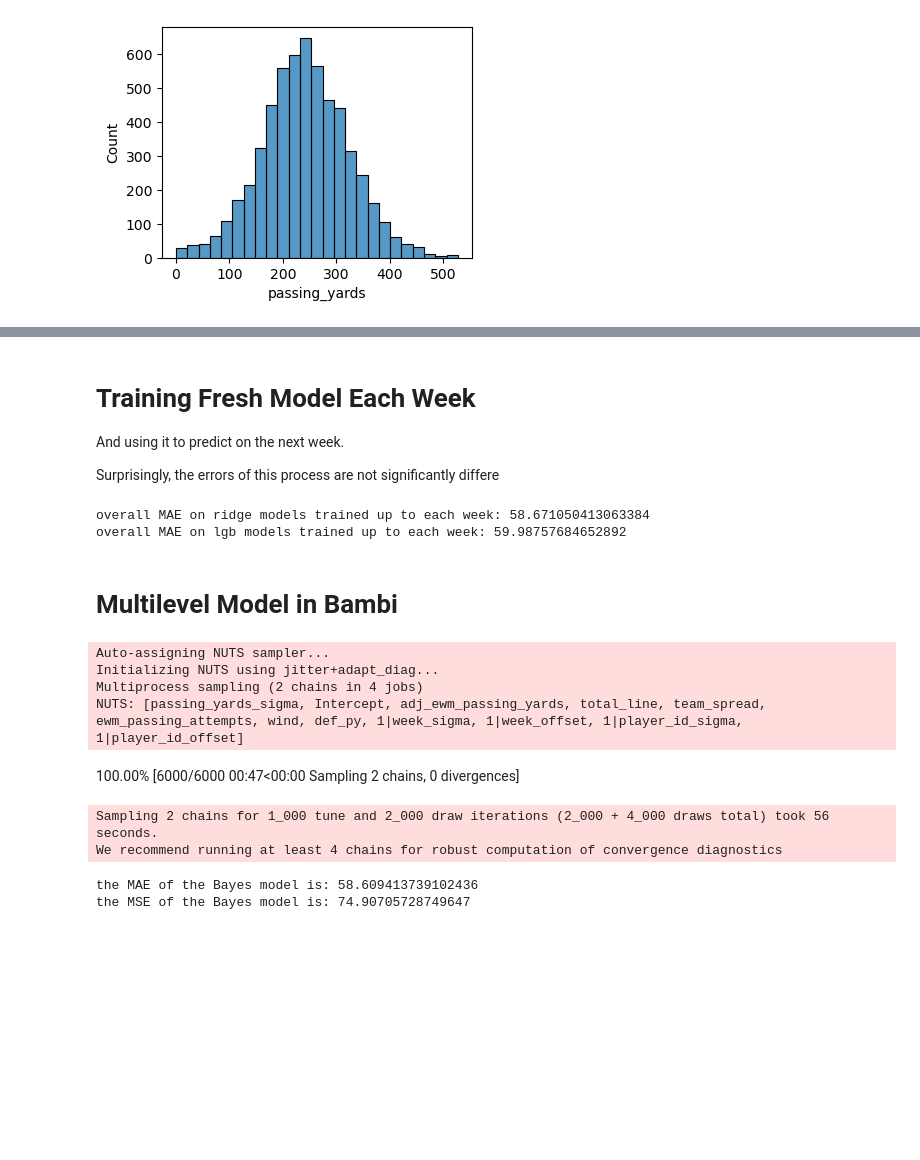
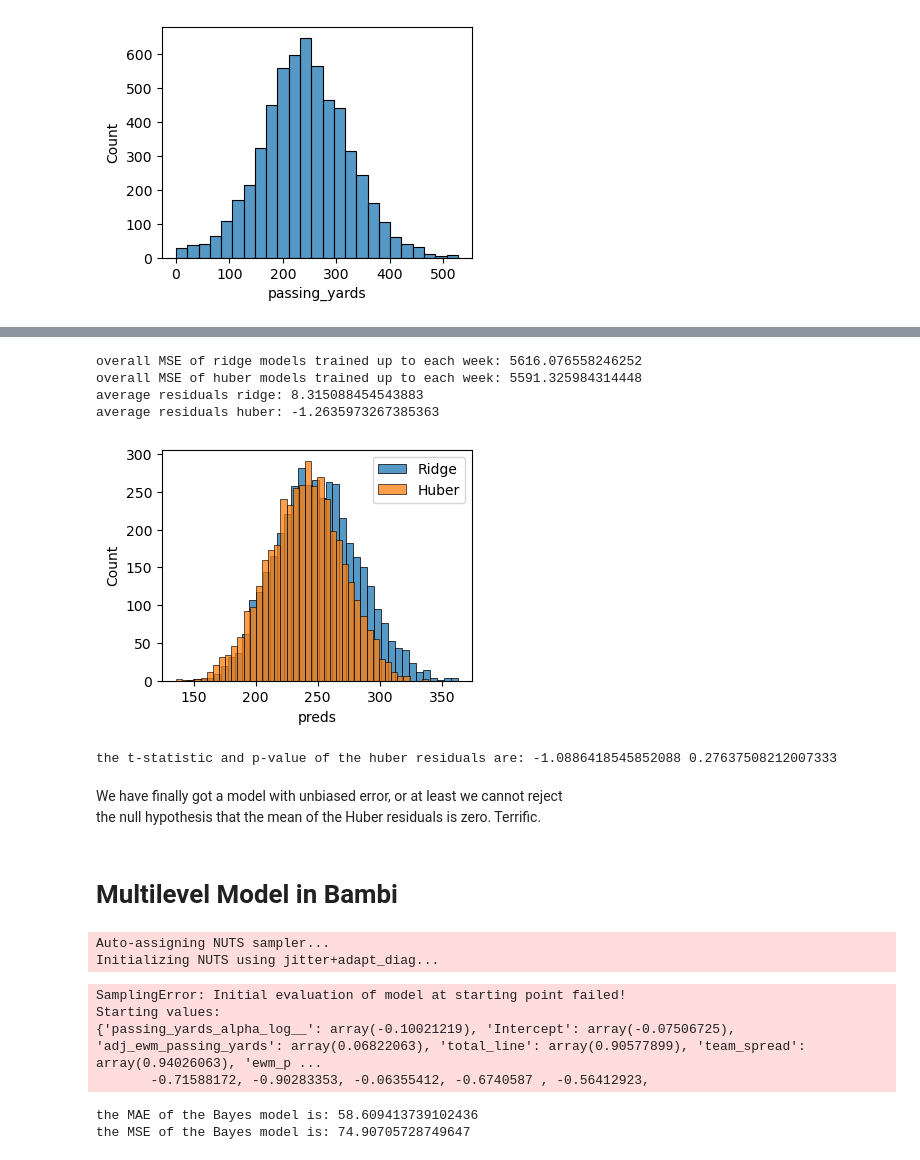
Before and after one commit to yaobviously/nfl_project, a Jupyter notebook: notebooks/quarterback_processing.ipynb, the cells around one changed output, grey strips where cells are left out. Drawn from its saved outputs; the diff is of its cells as text; code cells hidden in the pictures; blank space fills up the shorter version.

```diff
--- a/notebooks/quarterback_processing.ipynb
+++ b/notebooks/quarterback_processing.ipynb
@@ -356,6 +475,7 @@ mse: 5548.1752733604235
 # %%
 weeks = starters['week'].values
+seasons = starters['season'].values
 starters['season_week'] = starters['season'].astype(str) + '_' + starters['week'].astype(str)
 unique_weeks = starters['season_week'].unique()
 
-starters = pd.get_dummies(starters, columns=['week']).copy()
+starters = pd.get_dummies(starters, columns=['week', 'season']).copy()
@@ -365,10 +491,6 @@ numeric_columns = ['adj_ewm_passing_yards', 'ewm_passing_attempts', 'wind', 'tem
                    'local_trend_ewm20']
 
 week_columns = [x for x in starters.columns if 'week_' in x]
-feature_columns = numeric_columns + week_columns
+season_columns = [x for x in starters.columns if 'season_2' in x]
+
+feature_columns = numeric_columns + week_columns + season_columns
-# %% [markdown]
-# Training Fresh Model Each Week
-
-And using it to predict on the next week.
-
-Surprisingly, the errors of this process are not significantly differe
@@ -375,8 +499,9 @@ Surprisingly, the errors of this process are not significantly differe
 # %%
 starters['week'] = weeks
+starters['season'] = seasons
 starters['preds'] = 0
 starters['train_max'] = 'training'
-starters['xgb_preds'] = 0
+starters['huber_preds'] = 0
 
 models = {}
 
@@ -398,16 +523,17 @@ for year_week in range(50, len(unique_weeks) - 1):
 
     model_ = Pipeline(steps=[('preprocessor', preprocessor),
                              ('model', RidgeCV(alphas=[10, 100, 200, 500, 1000]))])
-    from xgboost import XGBRegressor
 
-    xgb_model_ = lgb.LGBMRegressor(objective='quantile', alpha=0.5, max_depth=3, n_jobs=-1)
+    huber_model_ = Pipeline(steps=[('preprocessor', preprocessor),
+                                   ('huber_model', HuberRegressor(alpha=5, max_iter=50, epsilon=1.15))])
+
 
     X = df_.drop(columns='passing_yards')
     y = df_['passing_yards'].values
 
     model_.fit(X[feature_columns], y)
     models[year_week] = model_
-    xgb_model_.fit(X[feature_columns], y)
+    huber_model_.fit(X[feature_columns], y)
 
     pred_season = int(unique_weeks[year_week + 1].split('_')[0])
     pred_week = int(unique_weeks[year_week + 1].split('_')[1])
@@ -419,27 +545,52 @@ for year_week in range(50, len(unique_weeks) - 1):
     pred_df_['week_squared'] = pred_df_['week'] ** 2
 
     preds = model_.predict(pred_df_[feature_columns])
-    xgb_preds = xgb_model_.predict(pred_df_[feature_columns])
+    huber_preds = huber_model_.predict(pred_df_[feature_columns])
 
-    starters.loc[pred_condition, 'xgb_preds'] = xgb_preds
+    starters.loc[pred_condition, 'huber_preds'] = huber_preds
     starters.loc[pred_condition, 'preds'] = preds
     starters.loc[pred_condition, 'train_max'] = unique_weeks[year_week]
 # %%
 no_zero = starters[starters['preds'] != 0].copy()
 no_zero['residual'] = no_zero['preds'] - no_zero['passing_yards']
+no_zero['huber_residual'] = no_zero['huber_preds'] - no_zero['passing_yards']
 
-no_zero = no_zero[no_zero.index.isin(X_test.index)].copy()
+# no_zero = no_zero[no_zero.index.isin(X_test.index)].copy()
 
-print('overall MAE on ridge models trained up to each week:',
-      mean_absolute_error(no_zero['passing_yards'], no_zero['preds'])
+print('overall MSE of ridge models trained up to each week:',
+      mean_squared_error(no_zero['passing_yards'], no_zero['preds'])
      )
 
-print('overall MAE on lgb models trained up to each week:',
-      mean_absolute_error(no_zero['passing_yards'], no_zero['xgb_preds'])
+print('overall MSE of huber models trained up to each week:',
+      mean_squared_error(no_zero['passing_yards'], no_zero['huber_preds'])
      )
+
+print("average residuals ridge:", no_zero['residual'].mean())
+print("average residuals huber:", no_zero['huber_residual'].mean())
 # %% [output]
-overall MAE on ridge models trained up to each week: 58.671050413063384
-overall MAE on lgb models trained up to each week: 59.98757684652892
+overall MSE of ridge models trained up to each week: 5616.076558246252
+overall MSE of huber models trained up to each week: 5591.325984314448
+average residuals ridge: 8.315088454543883
+average residuals huber: -1.2635973267385363
+# %%
+fig, ax = plt.subplots(figsize=(4,3))
+
+sns.histplot(no_zero['preds'], label='Ridge')
+sns.histplot(no_zero['huber_preds'], label='Huber')
+plt.legend()
+plt.show()
+# %% [output]
+[figure, added]
+# %%
+from scipy.stats import ttest_1samp
+
+t, p = ttest_1samp(no_zero['huber_residual'], 0)
+print("the t-statistic and p-value of the huber residuals are:", t, p)
+# %% [output]
+the t-statistic and p-value of the huber residuals are: -1.0886418545852088 0.27637508212007333
+# %% [markdown]
+We have finally got a model with unbiased error, or at least we cannot reject
+the null hypothesis that the mean of the Huber residuals is zero. Terrific.
 # %% [markdown]
 # Multilevel Model in Bambi
 # %%
@@ -454,16 +605,15 @@ X_test['def_py'] = starters[starters.index.isin(X_test.index)]['adj_def_ewm_py']
 # lets try to specify this model in bambi and see what we can do
 
 bayes_model = bmb.Model('passing_yards ~ 1 + adj_ewm_passing_yards + total_line + team_spread + (1|week) +  \
-                    ewm_passing_attempts + wind + def_py + (1 | player_id)', data=X_train, dropna=True)
+                    ewm_passing_attempts + wind + def_py + (1 | player_id)', data=X_train, dropna=True, family='gamma')
 results = bayes_model.fit(draws=2000, chains=2)
 # %% [output]
 Auto-assigning NUTS sampler...
 Initializing NUTS using jitter+adapt_diag...
-Multiprocess sampling (2 chains in 4 jobs)
-NUTS: [passing_yards_sigma, Intercept, adj_ewm_passing_yards, total_line, team_spread, ewm_passing_attempts, wind, def_py, 1|week_sigma, 1|week_offset, 1|player_id_sigma, 1|player_id_offset]
-100.00% [6000/6000 00:47<00:00 Sampling 2 chains, 0 divergences]
-Sampling 2 chains for 1_000 tune and 2_000 draw iterations (2_000 + 4_000 draws total) took 56 seconds.
-We recommend running at least 4 chains for robust computation of convergence diagnostics
+SamplingError: Initial evaluation of model at starting point failed!
+Starting values:
+{'passing_yards_alpha_log__': array(-0.10021219), 'Intercept': array(-0.07506725), 'adj_ewm_passing_yards': array(0.06822063), 'total_line': array(0.90577899), 'team_spread': array(0.94026063), 'ewm_p ...
+       -0.71588172, -0.90283353, -0.06355412, -0.6740587 , -0.56412923,
 # %%
 # there are two different ways of extracting predictions
 # we can either sample the posterior mean, or we can
```
Also changed, not shown: parts of 20 cells of this notebook.
